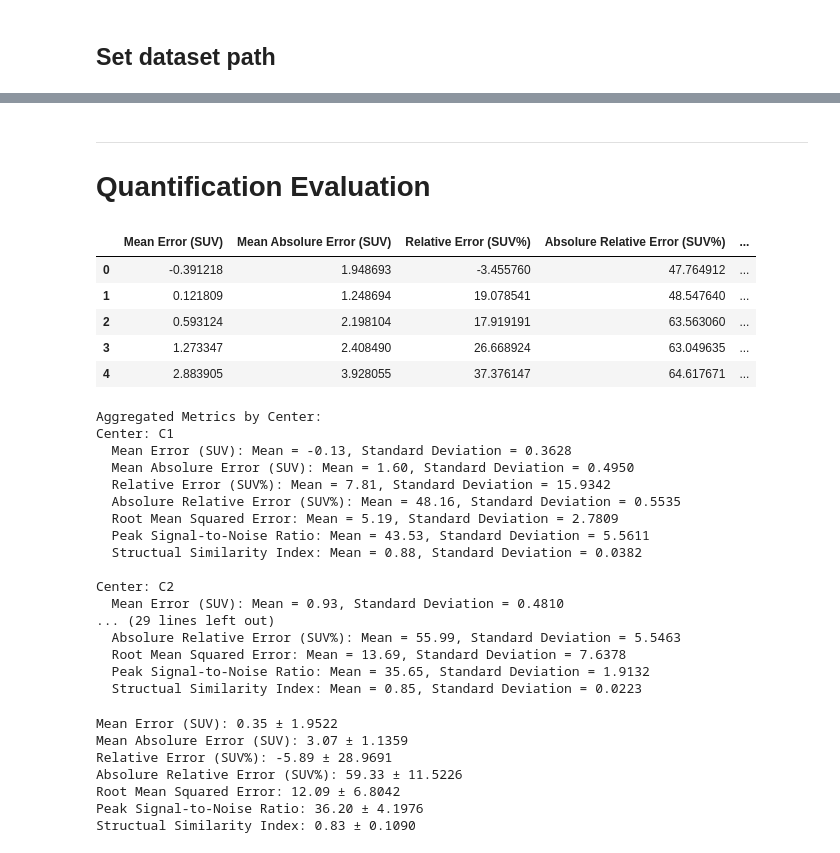
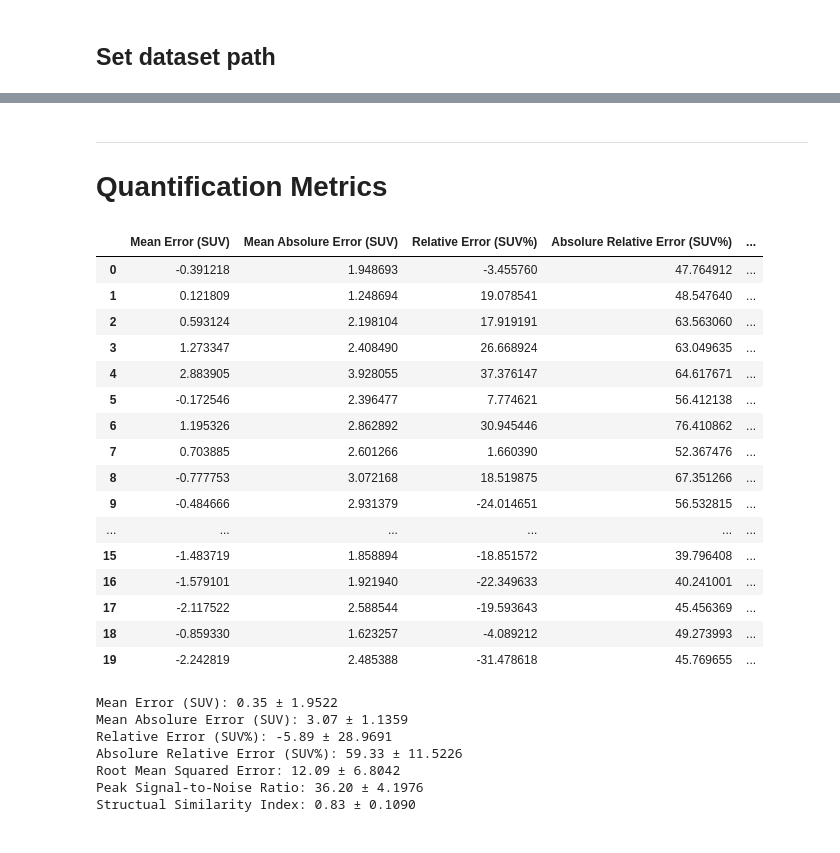
Before and after one commit to s-shahpouri/DL_PET, a Jupyter notebook: Quantification.ipynb, the cells around one changed output, grey strips where cells are left out. Saved outputs shown, nothing was run; the diff lists cells and outputs as text; code cells hidden in the pictures.

```diff
--- a/Quantification.ipynb
+++ b/Quantification.ipynb
@@ -136,0 +80,27 @@ all_final_4_26, center_pairs_adcm  = pair_finder_adcm.find_file_pairs()
+# %%
+from quant import masked_SUV_img
+def visualize_coronal_slice(masked_nac_img, masked_predicted_img, masked_reference_img, slice_number):
+    # Assuming these images are already 3D arrays after masking and you want a specific slice
+    fig, axes = plt.subplots(1, 3, figsize=(10, 4))
+    titles = ['Masked NAC', 'Masked Predicted', 'Masked Reference']
+    images = [masked_nac_img, masked_predicted_img, masked_reference_img]
+
+    for ax, img, title in zip(axes, images, titles):
+        cax = ax.imshow(np.rot90(img[:, slice_number, :]), cmap='jet')
+        ax.set_title(title)
+        ax.axis('off')
+        fig.colorbar(cax, ax=ax)
+
+    plt.tight_layout()
+    plt.show()
+
+# Correctly iterate over pairs within each center group
+for center, pairs in center_pairs_dyn.items():
+    for pair in pairs:
+        # Extract and mask images based on paths stored in 'pair' dictionary
+        masked_nac_img, masked_predicted_img, masked_reference_img = masked_SUV_img(
+            pair['nac'], pair['predicted'], pair['reference'], nac_factor=2, mac_factor=5, mask_val=0.3)
+        # print(masked_nac_img)
+        # Visualize a specific slice from the masked images
+        visualize_coronal_slice(masked_nac_img, masked_predicted_img, masked_reference_img, slice_number=85)  # Adjust slice number as needed
+    break
@@ -137,11 +110,12 @@ all_final_4_26, center_pairs_adcm  = pair_finder_adcm.find_file_pairs()
 # %% [markdown]
 ------------------
-# Quantification Evaluation
+# Quantification Metrics
 # %%
 import pandas as pd
 
 # Assuming calculate_metrics_for_pair and your data loading functions are correctly implemented
 from quant import calculate_metrics_for_pair
+
 
 # Calculate metrics for the ADCM dataset
 metrics_adcm = []
@@ -151,62 +125,55 @@ for center, pairs in center_pairs_adcm.items():
         metrics['Center'] = center
         metrics['Dataset'] = 'ADCM'  # Label this group of metrics
         metrics_adcm.append(metrics)
 
 # Create DataFrame from ADCM metrics list
 df_adcm = pd.DataFrame(metrics_adcm)
 
 # Calculate metrics for the Multi-center dataset
 metrics_multi = []
 for center, pairs in center_pairs_dyn.items():
     for pair in pairs:
         metrics = calculate_metrics_for_pair(pair['predicted'], pair['reference'], scaling_factor=5, mask_val=0.3)
         metrics['Center'] = center
         metrics['Dataset'] = 'Multi-Center'  # Label this group of metrics
         metrics_multi.append(metrics)
 
 # Create DataFrame from Multi-center metrics list
 df_multi = pd.DataFrame(metrics_multi)
 
 # Concatenate both dataframes into a single dataframe
 df_combined = pd.concat([df_adcm, df_multi])
 
 # Display the first few rows of the combined DataFrame
-df_combined.head()
+df_combined
 # %% [output]
 |  | Mean Error (SUV) | Mean Absolure Error (SUV) | Relative Error (SUV%) | Absolure Relative Error (SUV%) | ... |
 | 0 | -0.391218 | 1.948693 | -3.455760 | 47.764912 | ... |
 | 1 | 0.121809 | 1.248694 | 19.078541 | 48.547640 | ... |
 | 2 | 0.593124 | 2.198104 | 17.919191 | 63.563060 | ... |
 | 3 | 1.273347 | 2.408490 | 26.668924 | 63.049635 | ... |
 | 4 | 2.883905 | 3.928055 | 37.376147 | 64.617671 | ... |
+| 5 | -0.172546 | 2.396477 | 7.774621 | 56.412138 | ... |
+| 6 | 1.195326 | 2.862892 | 30.945446 | 76.410862 | ... |
+| 7 | 0.703885 | 2.601266 | 1.660390 | 52.367476 | ... |
+| 8 | -0.777753 | 3.072168 | 18.519875 | 67.351266 | ... |
+| 9 | -0.484666 | 2.931379 | -24.014651 | 56.532815 | ... |
+| ... | ... | ... | ... | ... | ... |
+| 15 | -1.483719 | 1.858894 | -18.851572 | 39.796408 | ... |
+| 16 | -1.579101 | 1.921940 | -22.349633 | 40.241001 | ... |
+| 17 | -2.117522 | 2.588544 | -19.593643 | 45.456369 | ... |
+| 18 | -0.859330 | 1.623257 | -4.089212 | 49.273993 | ... |
+| 19 | -2.242819 | 2.485388 | -31.478618 | 45.769655 | ... |
 # %%
-# Print the aggregated metrics center-wise
-print("Aggregated Metrics by Center:")
-for center, metrics in grouped.iterrows():
-    print(f"Center: {center}")
-    for metric in metrics.index.get_level_values(0).unique():  # Correctly access the metric names
-        mean = metrics[(metric, 'mean')]
-        std = metrics[(metric, 'std')]
-        print(f"  {metric}: Mean = {mean:.2f}, Standard Deviation = {std:.4f}")
-    print()
+# # Print the aggregated metrics center-wise
+# print("Aggregated Metrics by Center:")
+# for center, metrics in grouped.iterrows():
+#     print(f"Center: {center}")
+#     for metric in metrics.index.get_level_values(0).unique():  # Correctly access the metric names
+#         mean = metrics[(metric, 'mean')]
+#         std = metrics[(metric, 'std')]
+#         print(f"  {metric}: Mean = {mean:.2f}, Standard Deviation = {std:.4f}")
+#     print()
-# %% [output]
-Aggregated Metrics by Center:
-Center: C1
-  Mean Error (SUV): Mean = -0.13, Standard Deviation = 0.3628
-  Mean Absolure Error (SUV): Mean = 1.60, Standard Deviation = 0.4950
-  Relative Error (SUV%): Mean = 7.81, Standard Deviation = 15.9342
-  Absolure Relative Error (SUV%): Mean = 48.16, Standard Deviation = 0.5535
-  Root Mean Squared Error: Mean = 5.19, Standard Deviation = 2.7809
-  Peak Signal-to-Noise Ratio: Mean = 43.53, Standard Deviation = 5.5611
-  Structual Similarity Index: Mean = 0.88, Standard Deviation = 0.0382
-
-Center: C2
-  Mean Error (SUV): Mean = 0.93, Standard Deviation = 0.4810
-... (29 lines left out)
-  Absolure Relative Error (SUV%): Mean = 55.99, Standard Deviation = 5.5463
-  Root Mean Squared Error: Mean = 13.69, Standard Deviation = 7.6378
-  Peak Signal-to-Noise Ratio: Mean = 35.65, Standard Deviation = 1.9132
-  Structual Similarity Index: Mean = 0.85, Standard Deviation = 0.0223
 # %%
 # from quant import calculate_metrics_for_pair, aggregate_metrics
 # # Calculate metrics for each pair and aggregate results
```
Also changed, not shown: parts of 17 cells of this notebook, 6 other files.
